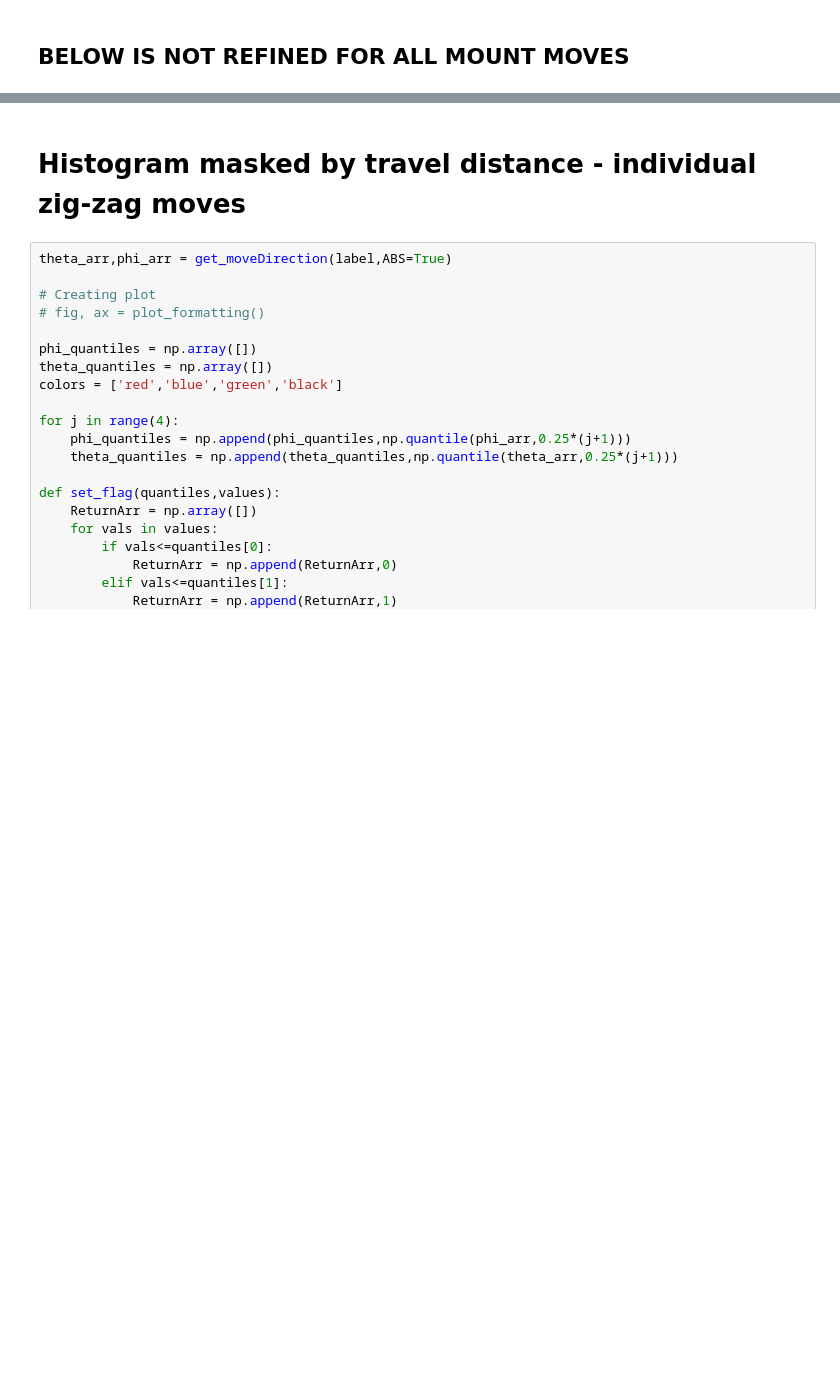
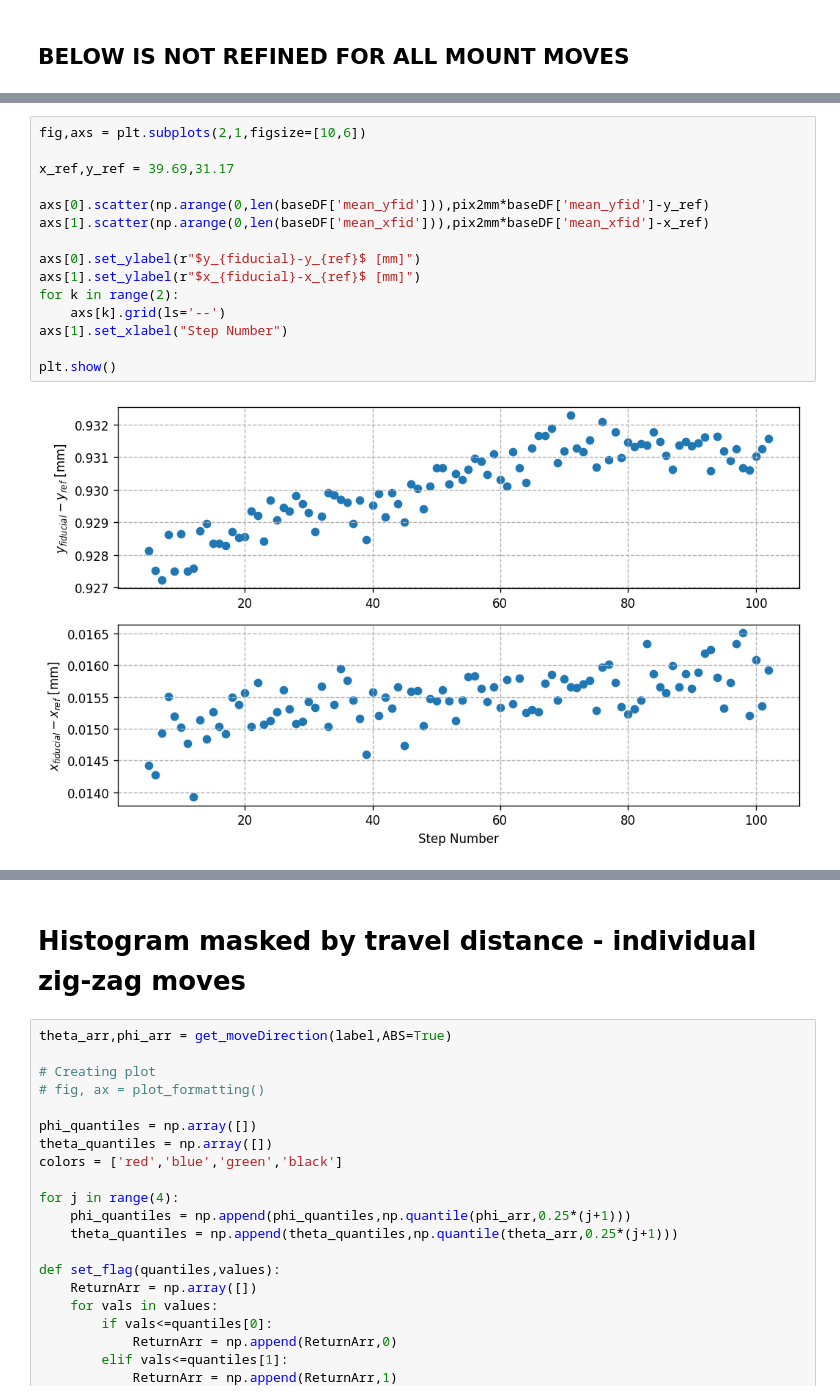
Before and after one commit to SSantosLab/DESI-QA, a Jupyter notebook: calib/xytest important figures - fullMountRange.ipynb, the cells around one changed output, grey strips where cells are left out. Saved outputs shown, nothing was run; the diff lists cells and outputs as text; blank space fills up the shorter version.

```diff
--- a/calib/xytest important figures - fullMountRange.ipynb
+++ b/calib/xytest important figures - fullMountRange.ipynb
@@ -431,0 +450,17 @@ plt.scatter(baseDF[baseDF['label'].str.contains("arcph")]["xpix"],baseDF[baseDF[
+# %%
+fig,axs = plt.subplots(2,1,figsize=[10,6])
+
+x_ref,y_ref = 39.69,31.17
+
+axs[0].scatter(np.arange(0,len(baseDF['mean_yfid'])),pix2mm*baseDF['mean_yfid']-y_ref)
+axs[1].scatter(np.arange(0,len(baseDF['mean_xfid'])),pix2mm*baseDF['mean_xfid']-x_ref)
+
+axs[0].set_ylabel(r"$y_{fiducial}-y_{ref}$ [mm]")
+axs[1].set_ylabel(r"$x_{fiducial}-x_{ref}$ [mm]")
+for k in range(2):
+    axs[k].grid(ls='--')
+axs[1].set_xlabel("Step Number")
+
+plt.show()
+# %% [output]
+[figure, added]
```
Also changed, not shown: parts of 24 cells of this notebook, 20 other files.
